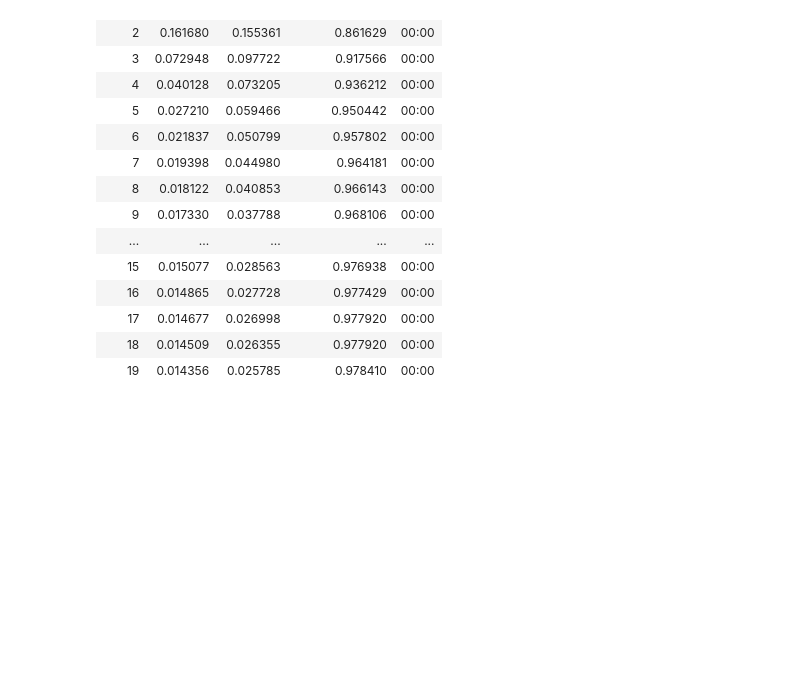
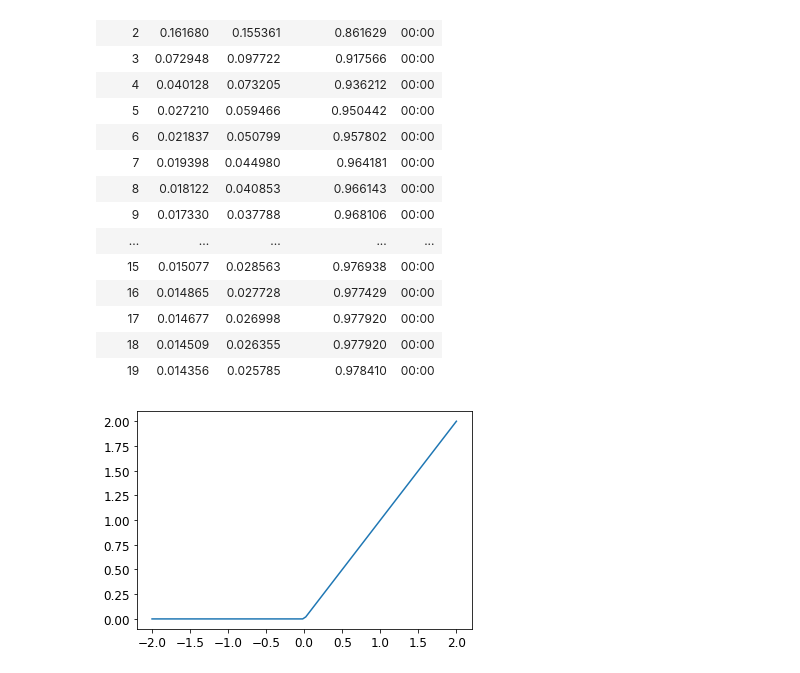
Before and after one commit to miketon/JupyterJeep, a Jupyter notebook: fastai_exercises/fast-ai-chapter04-under-the-hood.ipynb, the cells around one changed output. Saved outputs shown, nothing was run; the diff lists cells and outputs as text; code cells hidden in the pictures; blank space fills up the shorter version.

```diff
--- a/fastai_exercises/fast-ai-chapter04-under-the-hood.ipynb
+++ b/fastai_exercises/fast-ai-chapter04-under-the-hood.ipynb
@@ -784,3 +784,33 @@ learn.fit(20, lr=lr)
 | 17 | 0.014677 | 0.026998 | 0.977920 | 00:00 |
 | 18 | 0.014509 | 0.026355 | 0.977920 | 00:00 |
 | 19 | 0.014356 | 0.025785 | 0.978410 | 00:00 |
+# %%
+# Adding non-linearity
+# WHY? : to make the model more expressive
+# No point to putting one linear layer directly after another because we will
+# be multiplying these layers and adding them up multiple times
+# Why not instead just multiply different things and add them up just ONCE
+# Effectively, any number of linear layers can be replaced by a single linear layer
+# with a different set of parameters (weights) TODO : verify it's just weights
+
+weights1 = init_params((28*28, 30))
+bias1 = init_params(30)
+weights2 = init_params((30, 1))
+bias2 = init_params(1)
+
+def simple_net(xb):
+    # layer 1 - linear layer
+    res = xb@weights1 + bias1
+    # layer 2 - non-linearity (activation) function
+    # RELU (rectified linear unit) activation function
+    # i.e. replace negative values with 0
+    # TODO : Why is RELU useful here?
+    res = res.max(tensor(0,0))
+    # layer 3 - linear layer
+    res = res@weights2 + bias2
+    return res
+
+# RELU activation function plotted
+plot_function(F.relu)
+# %% [output]
+[figure, added]
```
Also changed, not shown: parts of 5 cells of this notebook.
